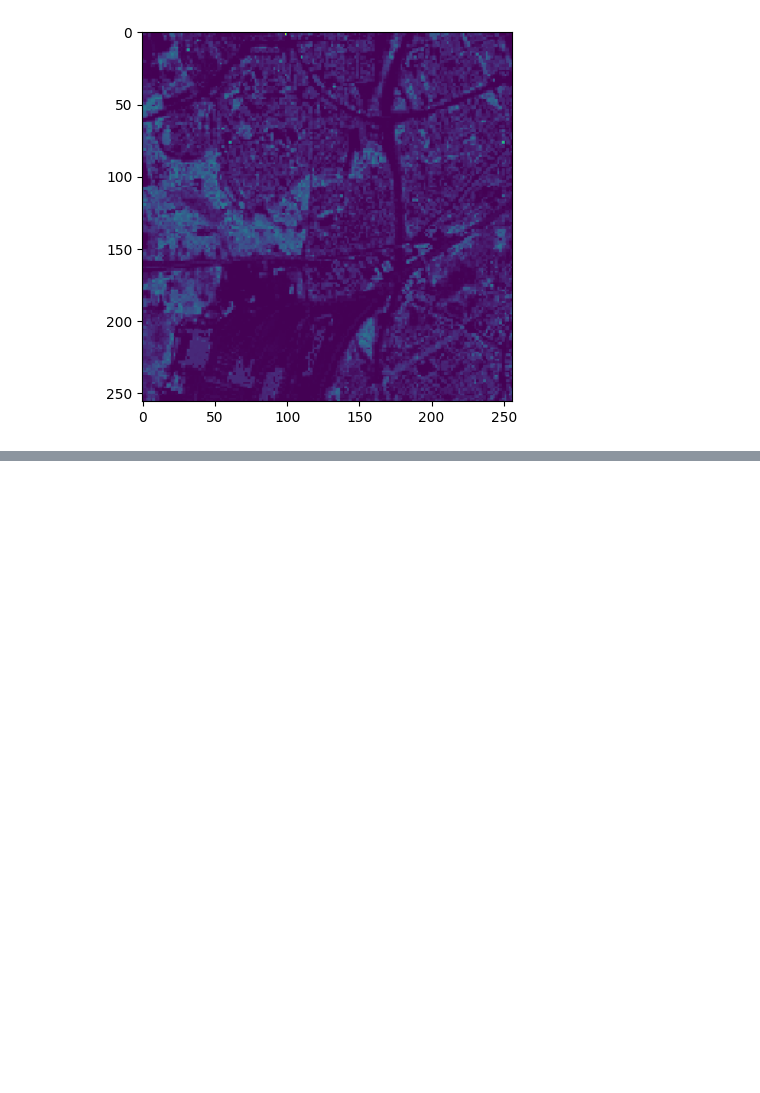
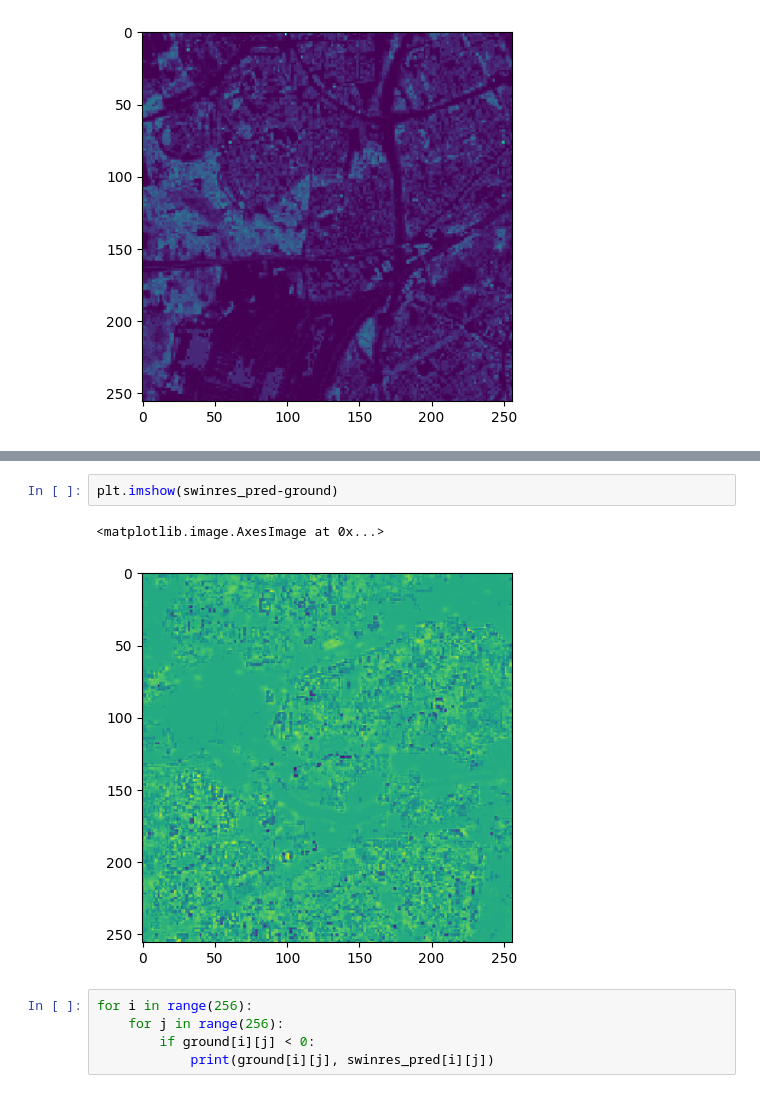
Before and after one commit to TeamEpochGithub/forestbiomass, a Jupyter notebook: analysis/exploratory_data_analysis/one_patch.ipynb, the cells around one changed output, grey strips where cells are left out. Saved outputs shown, nothing was run; the diff lists cells and outputs as text; blank space fills up the shorter version.

```diff
--- a/analysis/exploratory_data_analysis/one_patch.ipynb
+++ b/analysis/exploratory_data_analysis/one_patch.ipynb
@@ -120,0 +144,10 @@ imshow(np.asarray(im))
+# %%
+plt.imshow(swinres_pred-ground)
+# %% [output]
+<matplotlib.image.AxesImage at 0x...>
+[figure, added]
+# %%
+for i in range(256):
+    for j in range(256):
+        if ground[i][j] < 0:
+            print(ground[i][j], swinres_pred[i][j])
```
Also changed, not shown: parts of 5 cells of this notebook, 2 other files.
